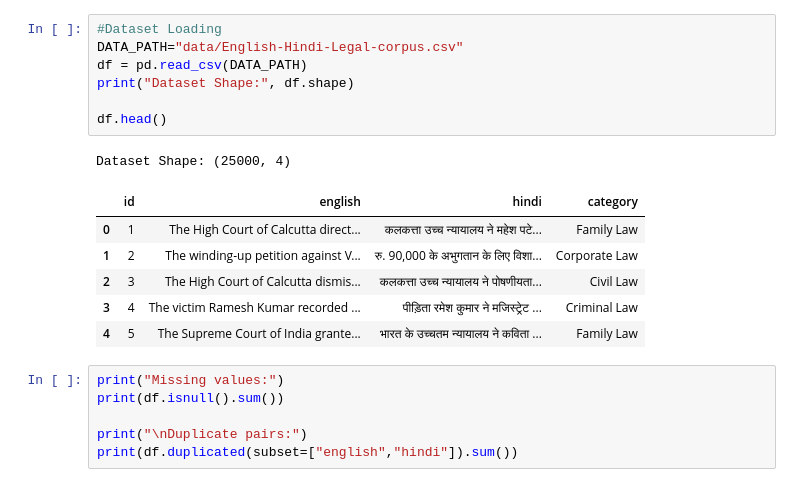
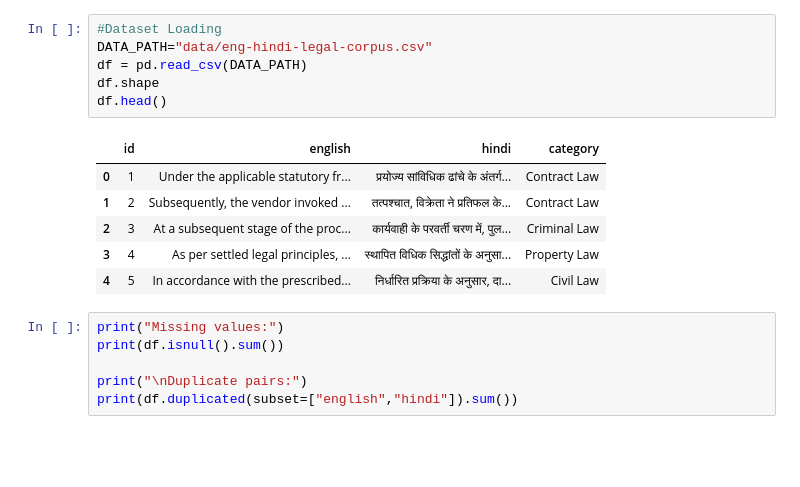
Before and after one commit to Khushi-Devi/English_Hindi_Domain_Specific_Translator, a Jupyter notebook: legal_translation_project.ipynb, the cells around one changed output. Cells and saved outputs as stored; diff of their text form; blank space fills up the shorter version.

```diff
--- a/legal_translation_project.ipynb
+++ b/legal_translation_project.ipynb
@@ -26,18 +22,16 @@ from sklearn.model_selection import train_test_split
 # %%
 #Dataset Loading
-DATA_PATH="data/English-Hindi-Legal-corpus.csv"
+DATA_PATH="data/eng-hindi-legal-corpus.csv"
 df = pd.read_csv(DATA_PATH)
-print("Dataset Shape:", df.shape)
-
+df.shape
 df.head()
 # %% [output]
-Dataset Shape: (25000, 4)
 |  | id | english | hindi | category |
-| 0 | 1 | The High Court of Calcutta direct... | कलकत्ता उच्च न्यायालय ने महेश पटे... | Family Law |
-| 1 | 2 | The winding-up petition against V... | रु. 90,000 के अभुगतान के लिए विशा... | Corporate Law |
-| 2 | 3 | The High Court of Calcutta dismis... | कलकत्ता उच्च न्यायालय ने पोषणीयता... | Civil Law |
-| 3 | 4 | The victim Ramesh Kumar recorded ... | पीड़िता रमेश कुमार ने मजिस्ट्रेट ... | Criminal Law |
-| 4 | 5 | The Supreme Court of India grante... | भारत के उच्चतम न्यायालय ने कविता ... | Family Law |
+| 0 | 1 | Under the applicable statutory fr... | प्रयोज्य सांविधिक ढांचे के अंतर्ग... | Contract Law |
+| 1 | 2 | Subsequently, the vendor invoked ... | तत्पश्चात, विक्रेता ने प्रतिफल के... | Contract Law |
+| 2 | 3 | At a subsequent stage of the proc... | कार्यवाही के परवर्ती चरण में, पुल... | Criminal Law |
+| 3 | 4 | As per settled legal principles, ... | स्थापित विधिक सिद्धांतों के अनुसा... | Property Law |
+| 4 | 5 | In accordance with the prescribed... | निर्धारित प्रक्रिया के अनुसार, दा... | Civil Law |
 # %%
 print("Missing values:")
 print(df.isnull().sum())
```
Also changed, not shown: parts of 31 cells of this notebook, 6 other files.
